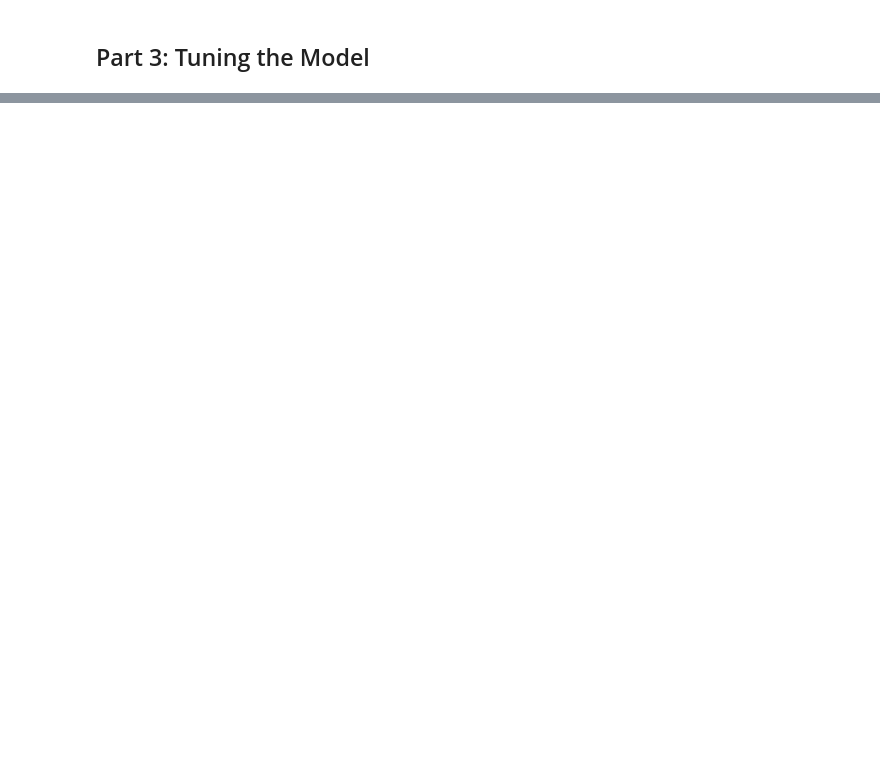
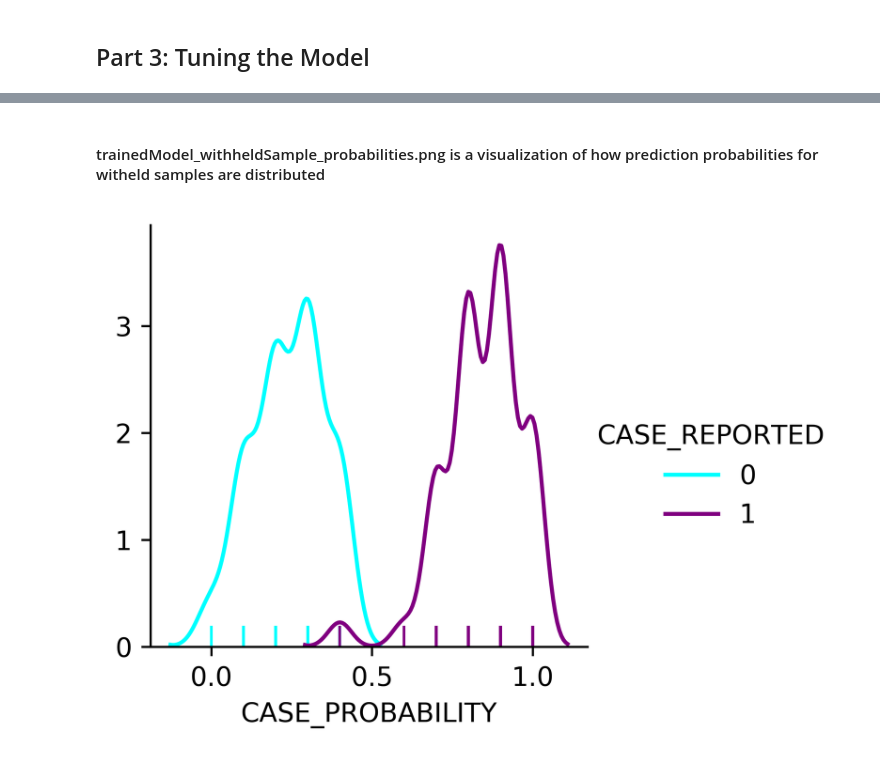
Before and after one commit to neurogenetics/GenoML_IPDGC, a Jupyter notebook: GenoML_IPDGC_Demo.ipynb, the cells around one changed output, grey strips where cells are left out. Drawn from its saved outputs; the diff is of its cells as text; code cells hidden in the pictures; blank space fills up the shorter version.

```diff
--- a/GenoML_IPDGC_Demo.ipynb
+++ b/GenoML_IPDGC_Demo.ipynb
@@ -309,0 +350,6 @@ Lets shut everything down, thanks for trying to tune your model with GenoML.
+# %% [markdown]
+#### trainedModel_withheldSample_probabilities.png is a visualization of how prediction probabilities for witheld samples are distributed
+# %%
+Image(filename="example_outputs/test_discrete_geno.trainedModel_withheldSample_probabilities.png")
+# %% [output]
+[figure, added]
```
Also changed, not shown: parts of 27 cells of this notebook.
